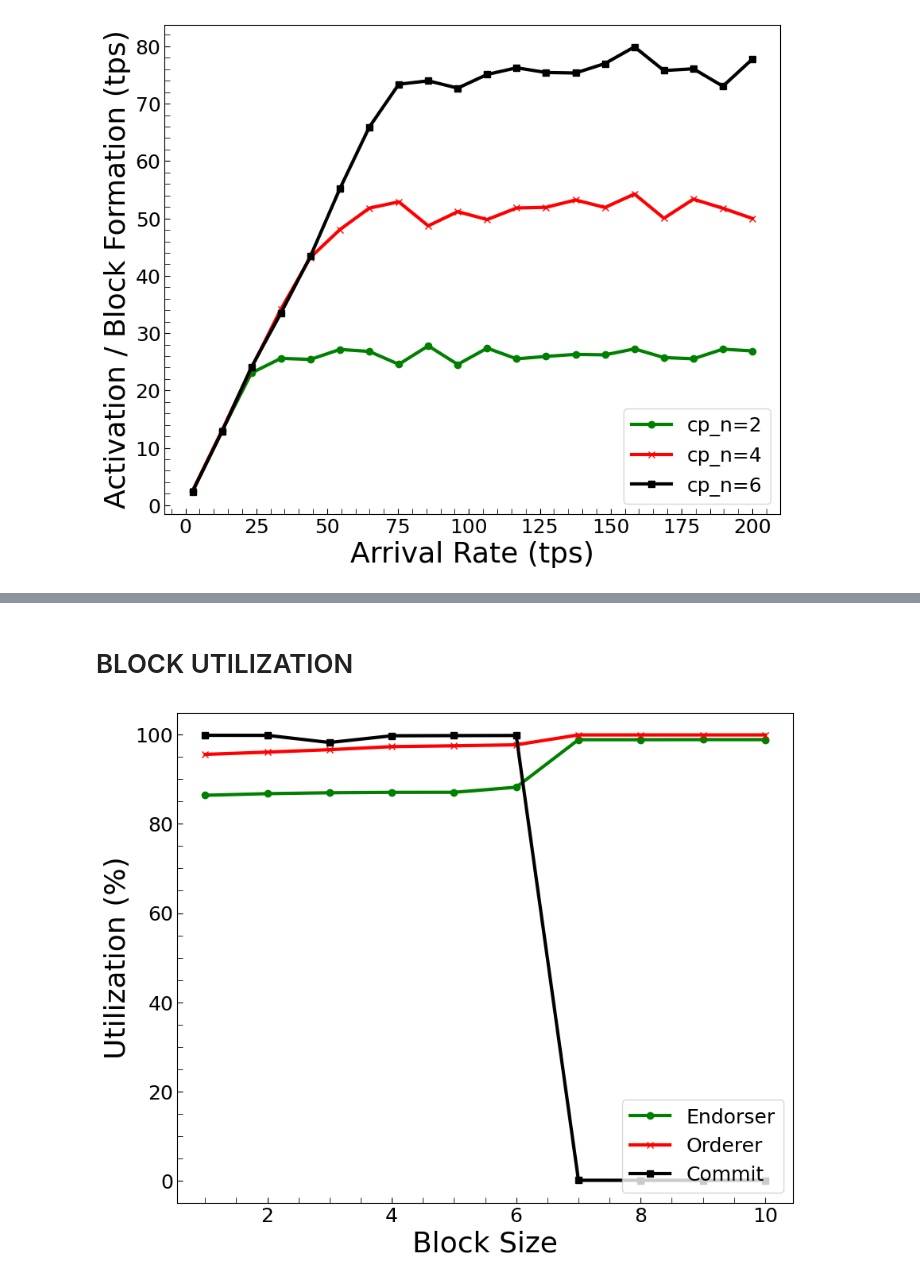
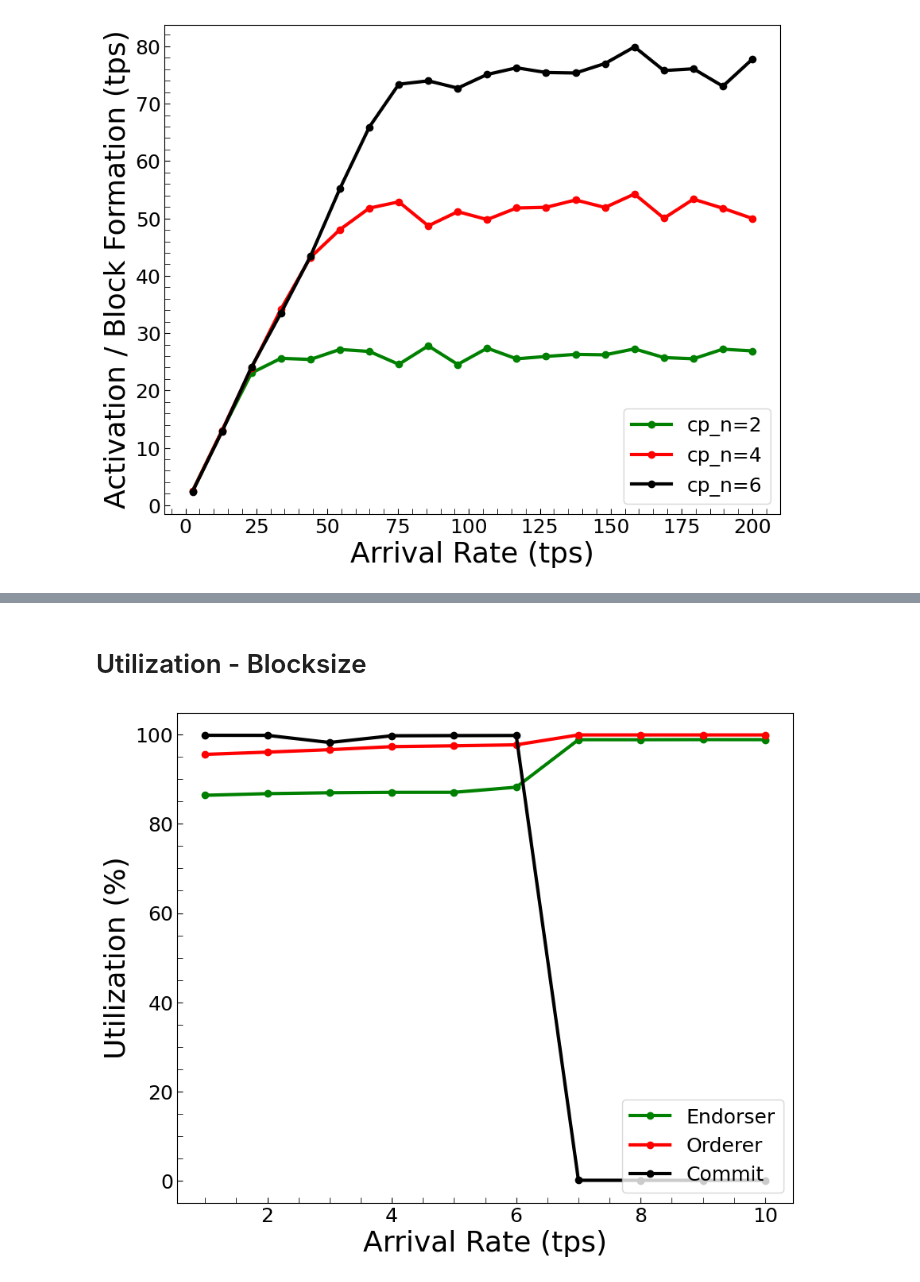
Before and after one commit to casm3/post-doc, a Jupyter notebook: cluster_computing/cluster_computing.ipynb, the cells around one changed output, grey strips where cells are left out. Drawn from its saved outputs; the diff is of its cells as text; code cells hidden in the pictures.

```diff
--- a/cluster_computing/cluster_computing.ipynb
+++ b/cluster_computing/cluster_computing.ipynb
@@ -20,0 +44,24 @@ import matplotlib.pyplot as plt
+# %%
+def read_data(path, column_names=None, delimiter=';'):
+    if column_names:
+        return pd.read_csv(path, delimiter=delimiter, names=column_names, header=None)
+    return pd.read_csv(path)
+# %%
+def plot_style(xlabel, ylabel):
+    plt.xlabel(xlabel, fontsize=26)
+    plt.ylabel(ylabel, fontsize=26)
+    plt.xticks(fontsize=18)
+    plt.yticks(fontsize=18)
+    plt.minorticks_on()
+    plt.tick_params(axis='x', which='both', bottom=True, top=False, direction='in', length=5)
+    plt.tick_params(axis='y', which='both', left=True, right=False, direction='in', length=5)
+    plt.legend(fontsize=18, loc='lower right')
+# %%
+def general_line_plot(x_values, y_values_dict, ylabel, labels_colors):
+    plt.figure(figsize=(10, 8))
+
+    for label, (y_values, color) in y_values_dict.items():
+        plt.plot(x_values, y_values, marker='o', linestyle='-', color=color, label=label, linewidth=3)
+
+    plot_style('Arrival Rate (tps)', ylabel)
+    plt.show()
@@ -20,0 +81,11 @@ import matplotlib.pyplot as plt
+# %%
+def utilization_peers_plot(path, ylabel, metric):
+    df = read_data(path)
+    x_values = df[metric].astype(float)
+    y_values_dict = {
+        'Endorser': (df["U_END"].astype(float), 'green'),
+        'Orderer': (df["U_ORD"].astype(float), 'red'),
+        'Commit': (df["U_COMMIT"].astype(float), 'black')
+    }
+
+    general_line_plot(x_values, y_values_dict, ylabel, {'Endorser': 'green', 'Orderer': 'red', 'Commit': 'black'})
@@ -364,7 +222,7 @@ def generate_plot_v5(path, ylabel, metric):
 # %% [markdown]
-# BLOCK UTILIZATION
+# Utilization - Blocksize
 # %%
-generate_plot_v5("dp_var_block.csv", "Utilization (%)", 'BLOCK_SIZE')
+utilization_peers_plot("data/dp_var_block.csv", "Utilization (%)", 'BLOCK_SIZE')
 # %% [output]
-[figure, old version]
+[figure, new version]
 # %% [markdown]
```
Also changed, not shown: parts of 60 cells of this notebook, 1 other file.
